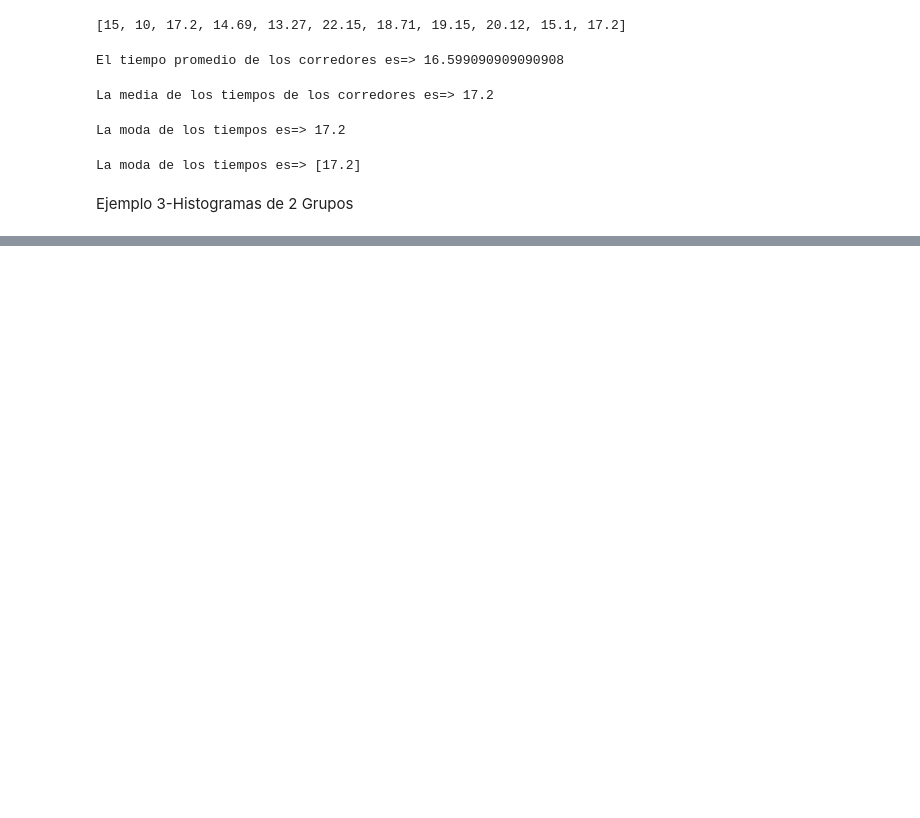
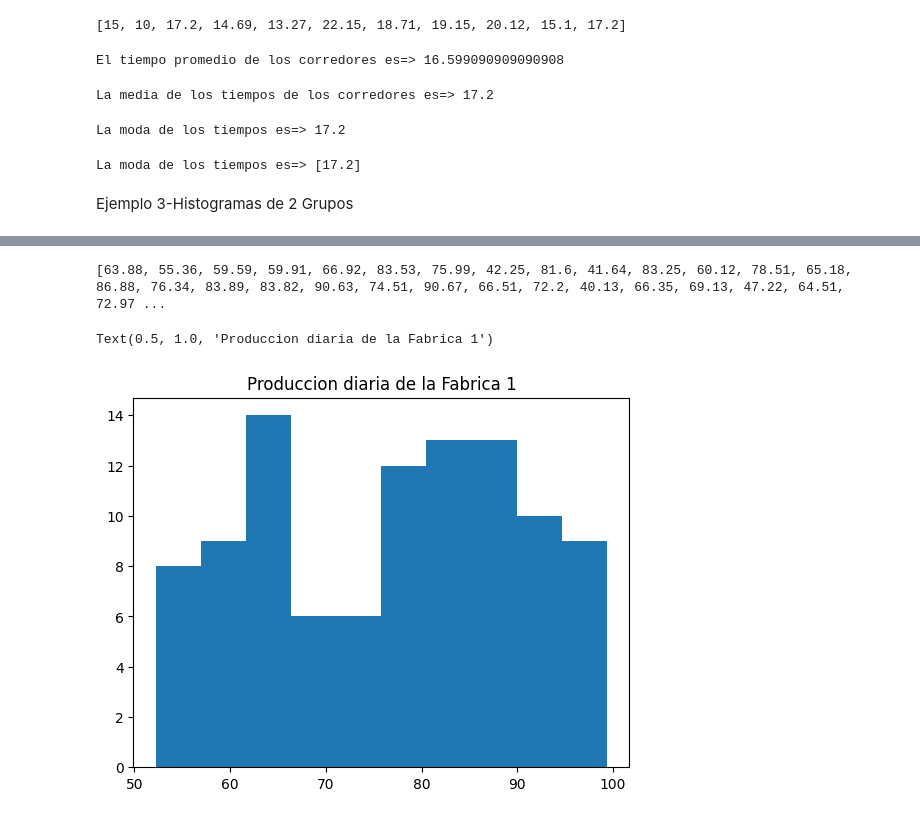
Before and after one commit to everlop12/Probabilidad, a Jupyter notebook: Practica_1.ipynb, the cells around one changed output, grey strips where cells are left out. Saved outputs shown, nothing was run; the diff lists cells and outputs as text; code cells hidden in the pictures; blank space fills up the shorter version.

```diff
--- a/Practica_1.ipynb
+++ b/Practica_1.ipynb
@@ -99,0 +100,17 @@ print(fabrica1)
+# %%
+fabrica2 = []
+for i in range(100):
+  numero_al = round(random.uniform(40, 93), 2)
+  fabrica2.append(numero_al)
+
+print(fabrica2)
+# %% [output]
+[63.88, 55.36, 59.59, 59.91, 66.92, 83.53, 75.99, 42.25, 81.6, 41.64, 83.25, 60.12, 78.51, 65.18, 86.88, 76.34, 83.89, 83.82, 90.63, 74.51, 90.67, 66.51, 72.2, 40.13, 66.35, 69.13, 47.22, 64.51, 72.97 ...
+# %%
+#Libreria de python para graficar valores
+import matplotlib.pyplot as plt
+plt.hist(fabrica1)
+plt.title("Produccion diaria de la Fabrica 1")
+# %% [output]
+Text(0.5, 1.0, 'Produccion diaria de la Fabrica 1')
+[figure, added]
```
Also changed, not shown: parts of 7 cells of this notebook.
